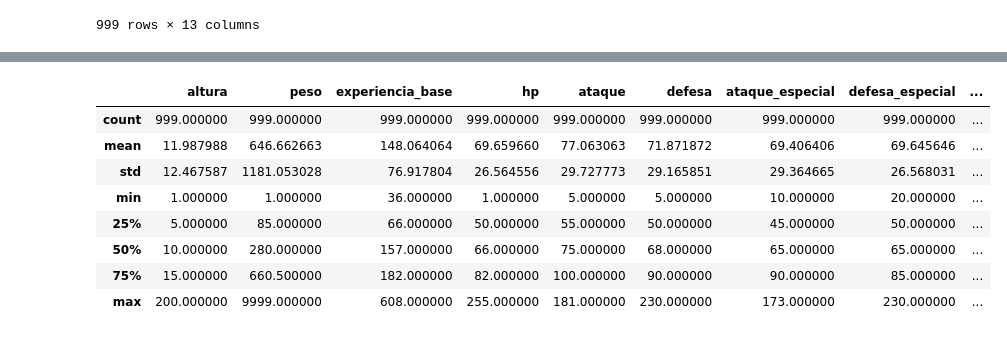
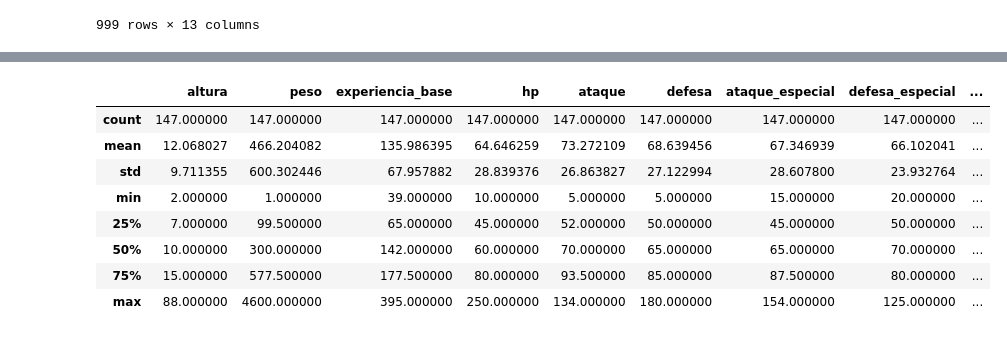
Before and after one commit to vitormunnnizzz/pokemon_cluster, a Jupyter notebook: cluster_pokemon.ipynb, the cells around one changed output, grey strips where cells are left out. Cells and saved outputs as stored; diff of their text form; code cells hidden in the pictures.

```diff
--- a/cluster_pokemon.ipynb
+++ b/cluster_pokemon.ipynb
@@ -25,3 +25,36 @@ data
 | 997 | baxcalibur | 21 | 2100 | 300 | dragon | 115 | 145 | 92 | ... |
 | 998 | gimmighoul | 3 | 50 | 60 | ghost | 45 | 30 | 70 | ... |
 999 rows × 13 columns
+# %%
+pokemon = [
+    "Bulbasaur", "Ivysaur", "Venusaur", "Charmander", "Charmeleon", "Charizard",
+    "Squirtle", "Wartortle", "Blastoise", "Caterpie", "Metapod", "Butterfree",
+    "Weedle", "Kakuna", "Beedrill", "Pidgey", "Pidgeotto", "Pidgeot",
+    "Rattata", "Raticate", "Spearow", "Fearow", "Ekans", "Arbok",
+    "Pikachu", "Raichu", "Sandshrew", "Sandslash", "Nidoran♀", "Nidorina",
+    "Nidoqueen", "Nidoran♂", "Nidorino", "Nidoking", "Clefairy", "Clefable",
+    "Vulpix", "Ninetales", "Jigglypuff", "Wigglytuff", "Zubat", "Golbat",
+    "Oddish", "Gloom", "Vileplume", "Paras", "Parasect", "Venonat", "Venomoth",
+    "Diglett", "Dugtrio", "Meowth", "Persian", "Psyduck", "Golduck",
+    "Mankey", "Primeape", "Growlithe", "Arcanine", "Poliwag", "Poliwhirl",
+    "Poliwrath", "Abra", "Kadabra", "Alakazam", "Machop", "Machoke",
+    "Machamp", "Bellsprout", "Weepinbell", "Victreebel", "Tentacool",
+    "Tentacruel", "Geodude", "Graveler", "Golem", "Ponyta", "Rapidash",
+    "Slowpoke", "Slowbro", "Magnemite", "Magneton", "Farfetch’d",
+    "Doduo", "Dodrio", "Seel", "Dewgong", "Grimer", "Muk", "Shellder",
+    "Cloyster", "Gastly", "Haunter", "Gengar", "Onix", "Drowzee", "Hypno",
+    "Krabby", "Kingler", "Voltorb", "Electrode", "Exeggcute", "Exeggutor",
+    "Cubone", "Marowak", "Hitmonlee", "Hitmonchan", "Lickitung",
+    "Koffing", "Weezing", "Rhyhorn", "Rhydon", "Chansey", "Tangela",
+    "Kangaskhan", "Horsea", "Seadra", "Goldeen", "Seaking", "Staryu",
+    "Starmie", "Mr. Mime", "Scyther", "Jynx", "Electabuzz", "Magmar",
+    "Pinsir", "Tauros", "Magikarp", "Gyarados", "Lapras", "Ditto",
+    "Eevee", "Vaporeon", "Jolteon", "Flareon", "Porygon", "Omanyte",
+    "Omastar", "Kabuto", "Kabutops", "Aerodactyl", "Snorlax",
+    "Articuno", "Zapdos", "Moltres", "Dratini", "Dragonair",
+    "Dragonite", "Mewtwo", "Mew"
+]
+# %%
+pokemon = [p.lower() for p in pokemon]
+
+data_gen1 = data[data["nome"].str.lower().isin(pokemon)]
@@ -51,14 +100,14 @@ memory usage: 101.6 KB
 # %%
-data.describe()
+data_gen1.describe()
 # %% [output]
 |  | altura | peso | experiencia_base | hp | ataque | defesa | ataque_especial | defesa_especial | ... |
-| count | 999.000000 | 999.000000 | 999.000000 | 999.000000 | 999.000000 | 999.000000 | 999.000000 | 999.000000 | ... |
-| mean | 11.987988 | 646.662663 | 148.064064 | 69.659660 | 77.063063 | 71.871872 | 69.406406 | 69.645646 | ... |
-| std | 12.467587 | 1181.053028 | 76.917804 | 26.564556 | 29.727773 | 29.165851 | 29.364665 | 26.568031 | ... |
-| min | 1.000000 | 1.000000 | 36.000000 | 1.000000 | 5.000000 | 5.000000 | 10.000000 | 20.000000 | ... |
-| 25% | 5.000000 | 85.000000 | 66.000000 | 50.000000 | 55.000000 | 50.000000 | 45.000000 | 50.000000 | ... |
-| 50% | 10.000000 | 280.000000 | 157.000000 | 66.000000 | 75.000000 | 68.000000 | 65.000000 | 65.000000 | ... |
-| 75% | 15.000000 | 660.500000 | 182.000000 | 82.000000 | 100.000000 | 90.000000 | 90.000000 | 85.000000 | ... |
-| max | 200.000000 | 9999.000000 | 608.000000 | 255.000000 | 181.000000 | 230.000000 | 173.000000 | 230.000000 | ... |
+| count | 147.000000 | 147.000000 | 147.000000 | 147.000000 | 147.000000 | 147.000000 | 147.000000 | 147.000000 | ... |
+| mean | 12.068027 | 466.204082 | 135.986395 | 64.646259 | 73.272109 | 68.639456 | 67.346939 | 66.102041 | ... |
+| std | 9.711355 | 600.302446 | 67.957882 | 28.839376 | 26.863827 | 27.122994 | 28.607800 | 23.932764 | ... |
+| min | 2.000000 | 1.000000 | 39.000000 | 10.000000 | 5.000000 | 5.000000 | 15.000000 | 20.000000 | ... |
+| 25% | 7.000000 | 99.500000 | 65.000000 | 45.000000 | 52.000000 | 50.000000 | 45.000000 | 50.000000 | ... |
+| 50% | 10.000000 | 300.000000 | 142.000000 | 60.000000 | 70.000000 | 65.000000 | 65.000000 | 70.000000 | ... |
+| 75% | 15.000000 | 577.500000 | 177.500000 | 80.000000 | 93.500000 | 85.000000 | 87.500000 | 80.000000 | ... |
+| max | 88.000000 | 4600.000000 | 395.000000 | 250.000000 | 134.000000 | 180.000000 | 154.000000 | 125.000000 | ... |
 # %%
 le = LabelEncoder()
```
Also changed, not shown: parts of 11 cells of this notebook.
